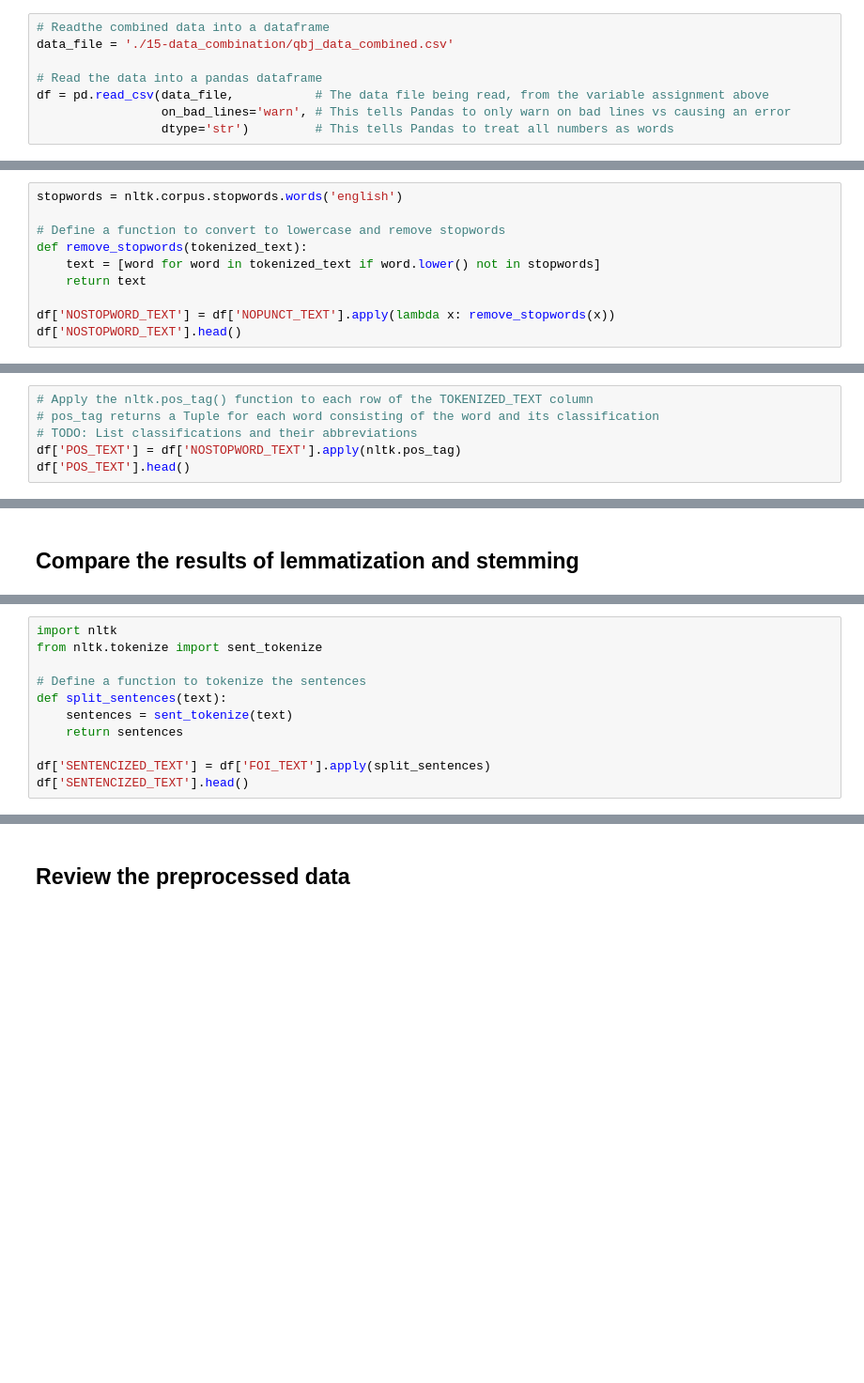
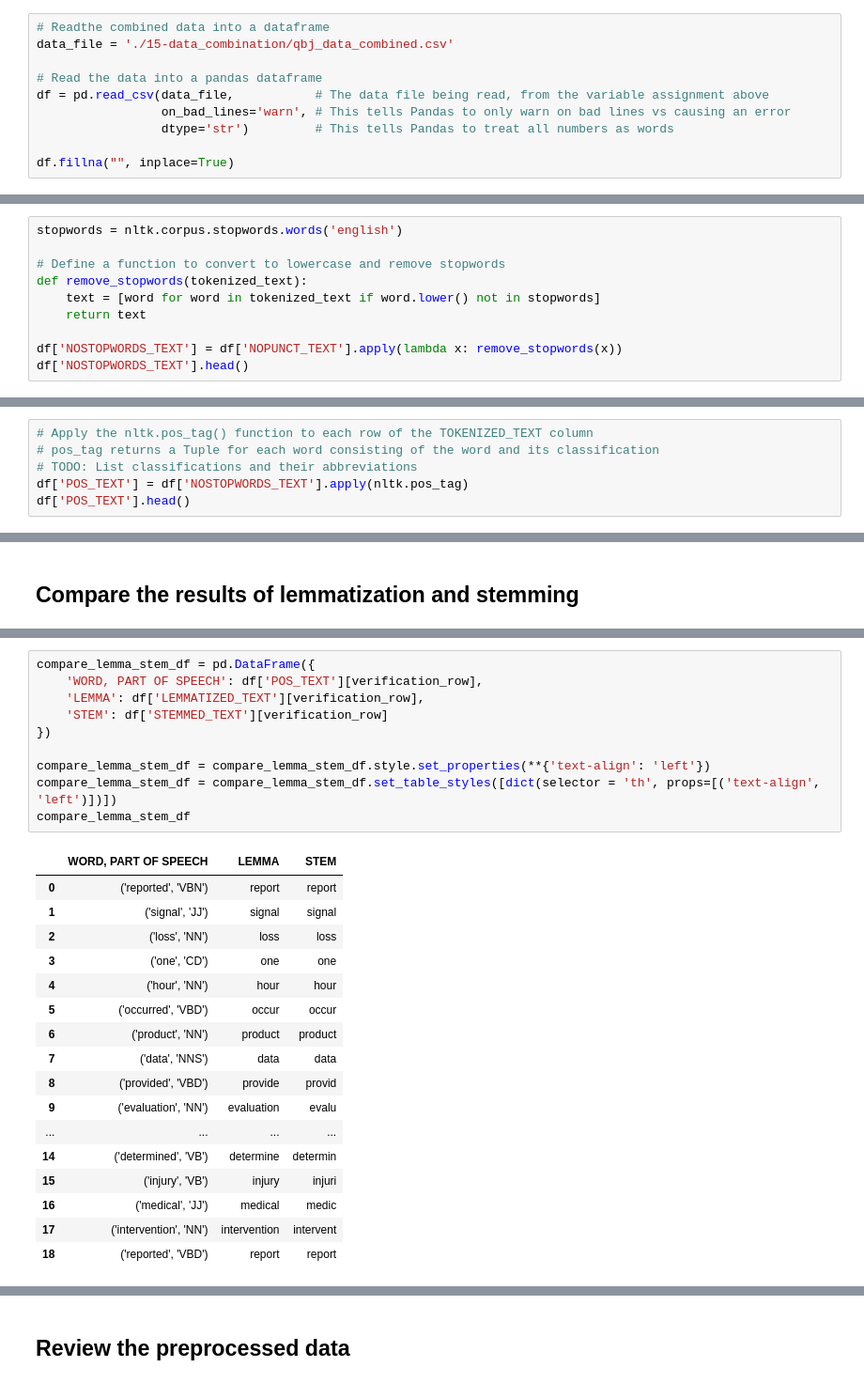
Before and after one commit to Drnjenkins/praxis-2023, a Jupyter notebook: 16-Preprocess-Combined-Data.ipynb, the cells around one changed output, grey strips where cells are left out. Shown at 94% size. Drawn from its saved outputs; the diff is of its cells as text; blank space fills up the shorter version.

Commit message:
Complete data pre-processing.

```diff
--- a/16-Preprocess-Combined-Data.ipynb
+++ b/16-Preprocess-Combined-Data.ipynb
@@ -34,6 +38,8 @@ data_file = './15-data_combination/qbj_data_combined.csv'
 df = pd.read_csv(data_file,           # The data file being read, from the variable assignment above
                  on_bad_lines='warn', # This tells Pandas to only warn on bad lines vs causing an error
                  dtype='str')         # This tells Pandas to treat all numbers as words
+
+df.fillna("", inplace=True)
 # %%
 df.shape
 # %% [output]
@@ -146,8 +152,8 @@ def remove_stopwords(tokenized_text):
     text = [word for word in tokenized_text if word.lower() not in stopwords]
     return text
 
-df['NOSTOPWORD_TEXT'] = df['NOPUNCT_TEXT'].apply(lambda x: remove_stopwords(x))
-df['NOSTOPWORD_TEXT'].head()
+df['NOSTOPWORDS_TEXT'] = df['NOPUNCT_TEXT'].apply(lambda x: remove_stopwords(x))
+df['NOSTOPWORDS_TEXT'].head()
 # %% [output]
 0    [reported, transmitter, lost, connection, pump...
 1    [reported, signal, loss, one, hour, occurred, ...
@@ -183,7 +189,7 @@ df['NOSTOPWORD_TEXT'][verification_row]
 # Apply the nltk.pos_tag() function to each row of the TOKENIZED_TEXT column
 # pos_tag returns a Tuple for each word consisting of the word and its classification
 # TODO: List classifications and their abbreviations
-df['POS_TEXT'] = df['NOSTOPWORD_TEXT'].apply(nltk.pos_tag)
+df['POS_TEXT'] = df['NOSTOPWORDS_TEXT'].apply(nltk.pos_tag)
 df['POS_TEXT'].head()
 # %% [output]
 0    [(reported, VBN), (transmitter, NN), (lost, VB...
@@ -327,11 +295,0 @@ reported        VBD     report          report
-# %%
-import nltk
-from nltk.tokenize import sent_tokenize
-
-# Define a function to tokenize the sentences
-def split_sentences(text):
-    sentences = sent_tokenize(text)
-    return sentences
-
-df['SENTENCIZED_TEXT'] = df['FOI_TEXT'].apply(split_sentences)
-df['SENTENCIZED_TEXT'].head()
@@ -352 +296,29 @@ df['SENTENCIZED_TEXT'][verification_row]
+# %%
+compare_lemma_stem_df = pd.DataFrame({
+    'WORD, PART OF SPEECH': df['POS_TEXT'][verification_row],
+    'LEMMA': df['LEMMATIZED_TEXT'][verification_row],
+    'STEM': df['STEMMED_TEXT'][verification_row]
+})
+
+compare_lemma_stem_df = compare_lemma_stem_df.style.set_properties(**{'text-align': 'left'})
+compare_lemma_stem_df = compare_lemma_stem_df.set_table_styles([dict(selector = 'th', props=[('text-align', 'left')])])
+compare_lemma_stem_df
+# %% [output]
+|  | WORD, PART OF SPEECH | LEMMA | STEM |
+| 0 | ('reported', 'VBN') | report | report |
+| 1 | ('signal', 'JJ') | signal | signal |
+| 2 | ('loss', 'NN') | loss | loss |
+| 3 | ('one', 'CD') | one | one |
+| 4 | ('hour', 'NN') | hour | hour |
+| 5 | ('occurred', 'VBD') | occur | occur |
+| 6 | ('product', 'NN') | product | product |
+| 7 | ('data', 'NNS') | data | data |
+| 8 | ('provided', 'VBD') | provide | provid |
+| 9 | ('evaluation', 'NN') | evaluation | evalu |
+| ... | ... | ... | ... |
+| 14 | ('determined', 'VB') | determine | determin |
+| 15 | ('injury', 'VB') | injury | injuri |
+| 16 | ('medical', 'JJ') | medical | medic |
+| 17 | ('intervention', 'NN') | intervention | intervent |
+| 18 | ('reported', 'VBD') | report | report |
 # %% [markdown]
```
Also changed, not shown: parts of 42 cells of this notebook, 1 other file.
